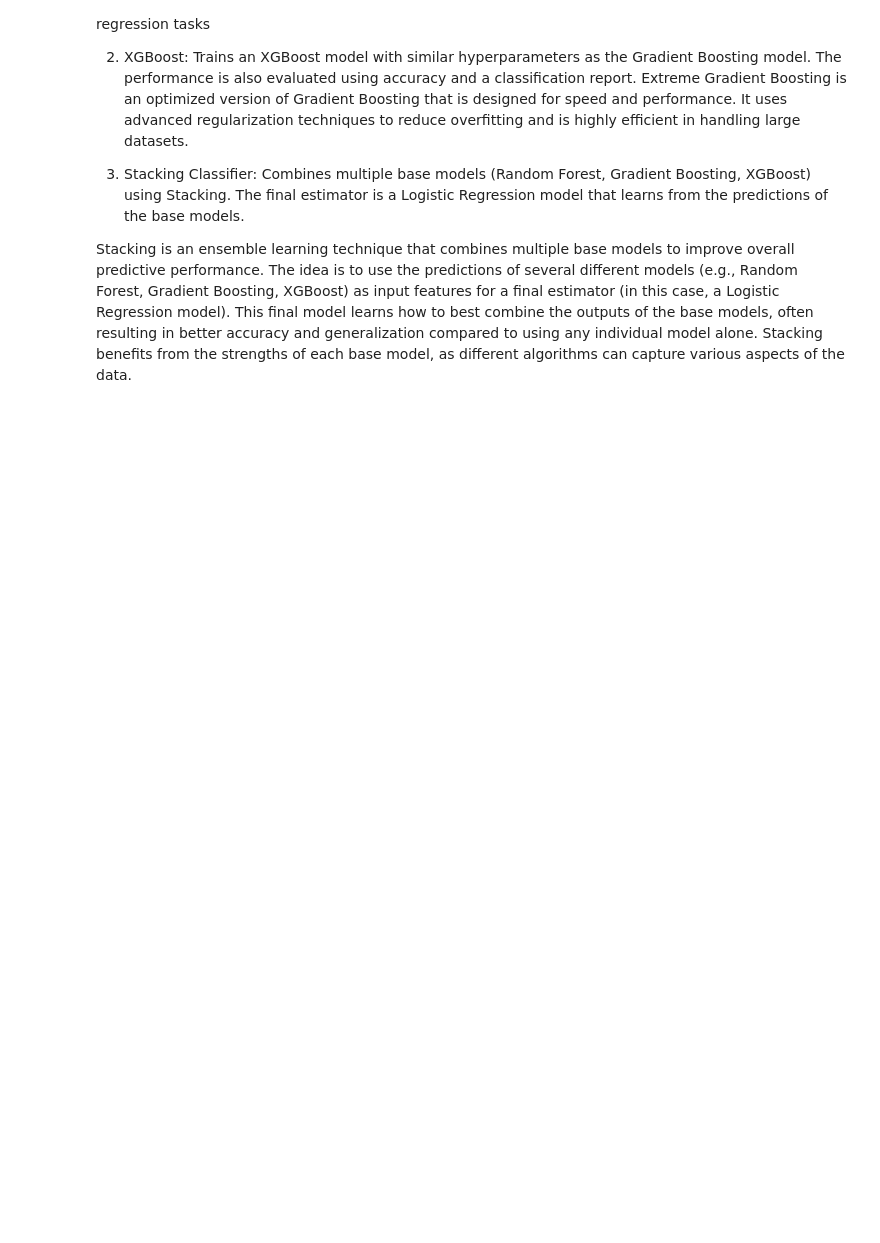
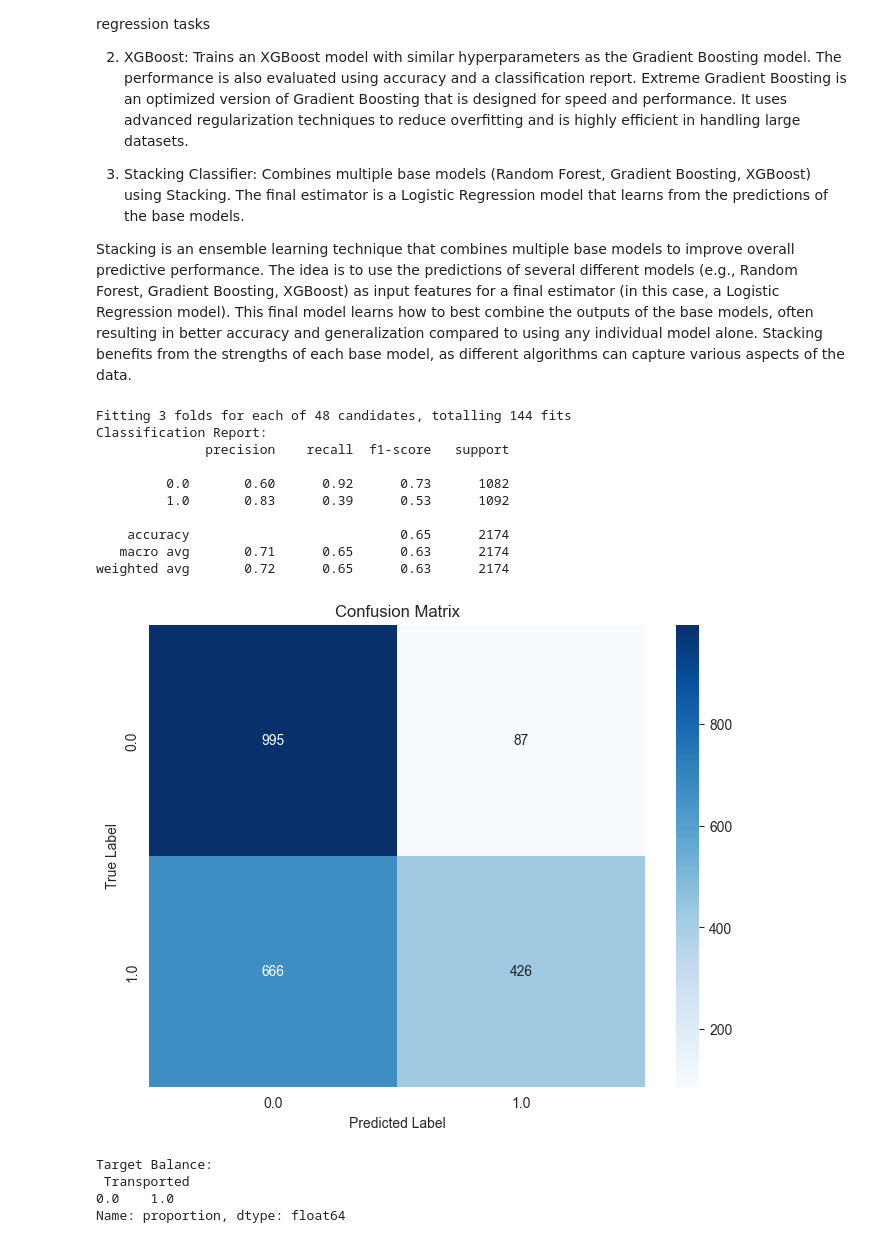
Before and after one commit to shamisolchikamhi/Titanic-Spaceship, a Jupyter notebook: detailed_titan_spaceship.ipynb, the cells around one changed output. Drawn from its saved outputs; the diff is of its cells as text; code cells hidden in the pictures; blank space fills up the shorter version.

```diff
--- a/detailed_titan_spaceship.ipynb
+++ b/detailed_titan_spaceship.ipynb
@@ -162,7 +167,7 @@ def standardize_numerical_columns(data):
     """
 
     # Define the numerical columns that you want to standardize
-    numerical_columns = ['Age', 'RoomService', 'FoodCourt', 'ShoppingMall', 'Spa', 'VRDeck']
+    numerical_columns = ['Age', 'RoomService', 'FoodCourt', 'ShoppingMall', 'Spa', 'VRDeck', 'TotalSpend']
     # Create a copy of the data to avoid altering the original dataset
     data_copy = data.copy()
 
@@ -468,3 +554,35 @@ Extreme Gradient Boosting is an optimized version of Gradient Boosting that is d
 3. Stacking Classifier: Combines multiple base models (Random Forest, Gradient Boosting, XGBoost) using Stacking. The final estimator is a Logistic Regression model that learns from the predictions of the base models.
 
 Stacking is an ensemble learning technique that combines multiple base models to improve overall predictive performance. The idea is to use the predictions of several different models (e.g., Random Forest, Gradient Boosting, XGBoost) as input features for a final estimator (in this case, a Logistic Regression model). This final model learns how to best combine the outputs of the base models, often resulting in better accuracy and generalization compared to using any individual model alone. Stacking benefits from the strengths of each base model, as different algorithms can capture various aspects of the data.
+# %%
+param_grid_mlp = {
+    'hidden_layer_sizes': [(50,50,50), (50,100,50), (100,)],
+    'activation': ['tanh', 'relu'],
+    'solver': ['sgd', 'adam'],
+    'alpha': [0.0001, 0.05],
+    'learning_rate': ['constant','adaptive']
+}
+
+# 4. MLPClassifier
+mlp = MLPClassifier(max_iter=1000, random_state=2)
+grid_search_mlp = GridSearchCV(estimator=mlp, param_grid=param_grid_mlp, cv=3, n_jobs=-1, verbose=2,  scoring=scoring, refit='f1')
+grid_search_mlp.fit(X_train, y_train)
+best_mlp = grid_search_mlp.best_estimator_
+evaluate_model(model=best_mlp, X_test=X_test, y_test=y_test)
+prediction_results(model=best_mlp, features=X_train.columns)
+# %% [output]
+Fitting 3 folds for each of 48 candidates, totalling 144 fits
+Classification Report:
+              precision    recall  f1-score   support
+
+         0.0       0.60      0.92      0.73      1082
+         1.0       0.83      0.39      0.53      1092
+
+    accuracy                           0.65      2174
+   macro avg       0.71      0.65      0.63      2174
+weighted avg       0.72      0.65      0.63      2174
+[figure, added]
+Target Balance:
+ Transported
+0.0    1.0
+Name: proportion, dtype: float64
```
Also changed, not shown: parts of 16 cells of this notebook, 1 other file.
